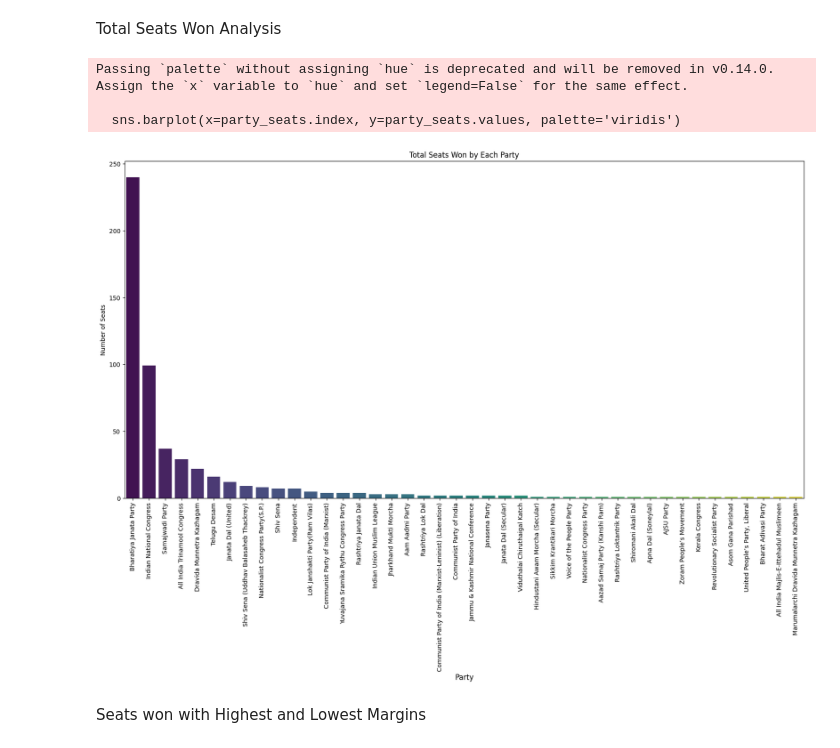
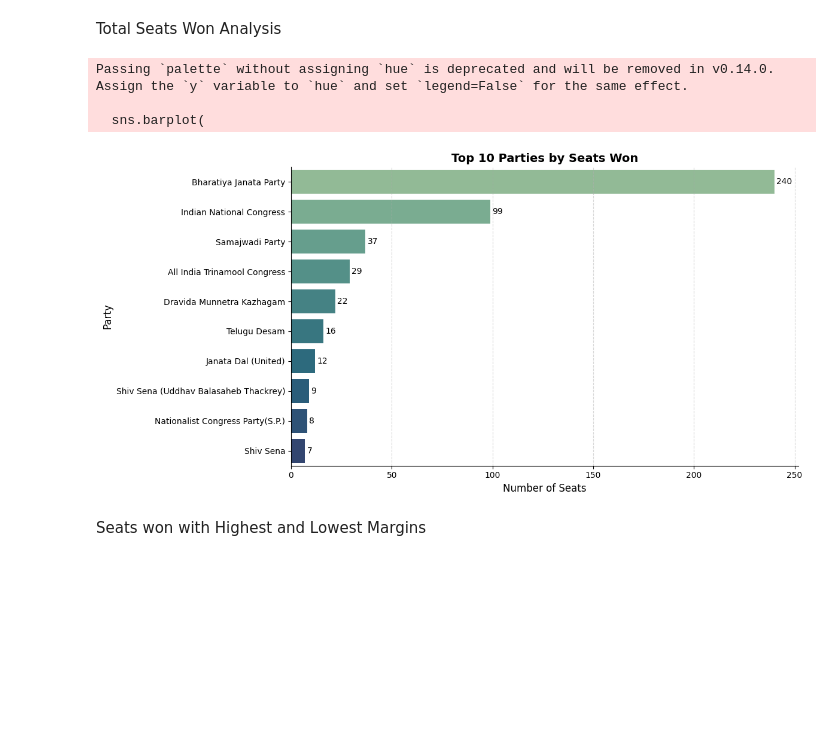
Before and after one commit to DJ26Mare/Elections_DataProject, a Jupyter notebook: Data_AnaVis.ipynb, the cells around one changed output. Cells and saved outputs as stored; diff of their text form; code cells hidden in the pictures; blank space fills up the shorter version.

```diff
--- a/Data_AnaVis.ipynb
+++ b/Data_AnaVis.ipynb
@@ -18,25 +18,40 @@ data.head()
 | 4 | ARAKKONAM | 7 | S JAGATHRATCHAKAN | Dravida Munnetra Kazhagam | L VIJAYAN | All India Anna Dravida Munnetra K... | ... |
 # %% [markdown]
 Total Seats Won Analysis
-# %%
-# Total Seats Won by Each Party
-
-party_seats = data['Leading Party'].value_counts()
-party_seats
-
-# Plotting the Total Seats Won by Each Party
-
-plt.figure(figsize=(20,10))
-sns.barplot(x=party_seats.index, y=party_seats.values, palette='viridis')
-plt.title('Total Seats Won by Each Party')
-plt.xlabel('Party',fontsize=12)
-plt.xticks(rotation=90)
-plt.ylabel('Number of Seats')
-plt.show()
-# %% [output]
-Passing `palette` without assigning `hue` is deprecated and will be removed in v0.14.0. Assign the `x` variable to `hue` and set `legend=False` for the same effect.
-
-  sns.barplot(x=party_seats.index, y=party_seats.values, palette='viridis')
-[figure, removed]
+# %%
+# Count total seats per party
+party_seats = data['Leading Party'].value_counts()
+
+# Plot only top 10 parties (can increase if needed)
+top_n = 10
+party_seats_top = party_seats.head(top_n)
+
+plt.figure(figsize=(12,6))
+sns.barplot(
+    x=party_seats_top.values,
+    y=party_seats_top.index,
+    palette='crest'
+)
+
+# Title & labels
+plt.title(f"Top {top_n} Parties by Seats Won", fontsize=14, weight='bold')
+plt.xlabel("Number of Seats", fontsize=12)
+plt.ylabel("Party", fontsize=12)
+
+# Add data labels on bars
+for index, value in enumerate(party_seats_top.values):
+    plt.text(value + 1, index, str(value), va='center', fontsize=10)
+
+# Cleaner look
+sns.despine()
+plt.grid(axis='x', linestyle='--', alpha=0.5)
+
+plt.tight_layout()
+plt.show()
+# %% [output]
+Passing `palette` without assigning `hue` is deprecated and will be removed in v0.14.0. Assign the `y` variable to `hue` and set `legend=False` for the same effect.
+
+  sns.barplot(
+[figure, added]
 # %% [markdown]
 Seats won with Highest and Lowest Margins
```
Also changed, not shown: parts of 3 cells of this notebook.
